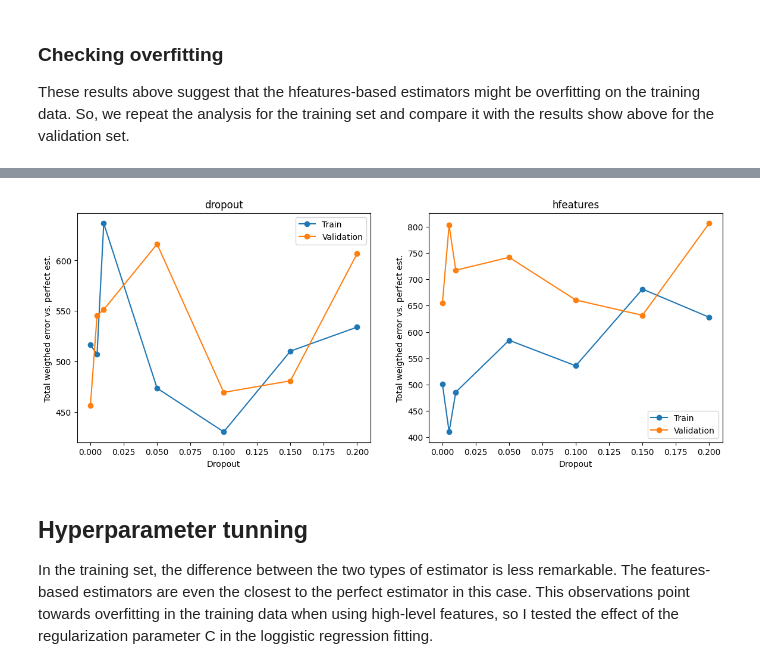
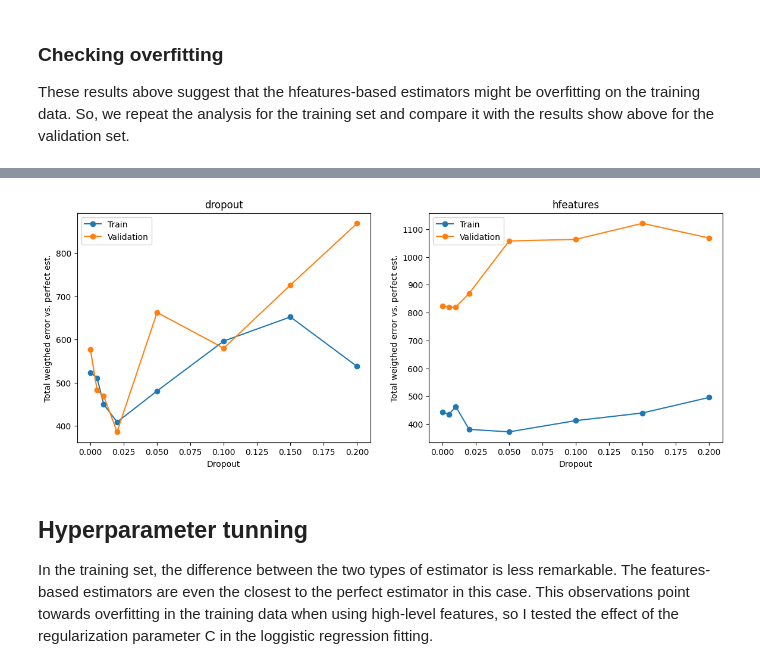
Before and after one commit to rmodosantos/certainty-estimator, a Jupyter notebook: notebooks/Certainty_estimators.ipynb, the cells around one changed output, grey strips where cells are left out. Saved outputs shown, nothing was run; the diff lists cells and outputs as text; code cells hidden in the pictures.

```diff
--- a/notebooks/Certainty_estimators.ipynb
+++ b/notebooks/Certainty_estimators.ipynb
@@ -159,24 +189,31 @@ i
 # %%
-#dropouts = [0,0.005,0.01,0.02,0.05,0.1,0.15,0.2]
-#drop_names = ['0','0005','001','002','005','01','015','02']
-dropouts = [0.02]
+# Dropouts to test
+dropouts = [0,0.005,0.01,0.02,0.05,0.1,0.15,0.2]
+drop_names = ['0','0005','001','002','005','01','015','02']
+
+# Masking fractions to test
+fraction_levels = np.arange(0,0.97,0.05)
 
 for drop in dropouts:
     print(drop)
+    # Load model
     model_path = f"/dss/dssfs02/lwp-dss-0001/pr84qa/pr84qa-dss-0000/ricardo/data/Projects/MRI_classification/models/resnet18/pretrained/dropout_allconvs/dp_rate_{drop}_nonorm_masked_extendedtrain06/22_10_2024"
     check_path = os.path.join(model_path,f"resnet18_epoc_20")
     net, _ = test.load_model(check_path,dev,drop)
 
+    # Make sure dropout is the desired one
     net.dropout.p = drop
 
-    fraction_levels = np.arange(0,0.97,0.05)
     uncertainty_features = {key: {} for key in ['train','validation']}
 
     for i, key in enumerate(uncertainty_features):
+        # Dataset generator function
         def data_gen(fraction, dataset_nr):
             test_set = make_masked_testset(fraction,32, dataset_nr,dev=dev)
             return test_set
-        fts, wrong = generate_corrupt_data(fraction_levels,data_gen, i+1, drop, mode=['dropout','hfeatures'],replicas=2)
+
+        # Get features and classification correctness from corrupted images
+        fts, wrong = generate_corrupt_data(fraction_levels,data_gen, i+1, drop, mode=['hfeatures'],replicas=2)
 
         uncertainty_features[key]['features'] = fts
         uncertainty_features[key]['wrong'] = wrong
@@ -347,13 +397,3 @@ def get_estimator_stats(uncertainty_drops,corruption_levels):
 # %% [markdown]
 ### Certainty estimation: first glance
 First we check the accuracy of the CNN model outputs, used to train the uncertainty estimators, on the masked images (validation set).
-# %%
-accuracy = []
-for drop_name in drop_names:
-    accuracy.append([uncertainty_drops['dropout'][drop_name]['accuracy'],uncertainty_drops['hfeatures'][drop_name]['accuracy']])
-
-plt.plot(dropouts,np.array(accuracy),'o-')
-plt.ylabel('Accuracy on validation set')
-plt.xlabel('Dropout fraction')
-plt.legend(estimator_type)
-plt.show()
@@ -399,7 +421,7 @@ plt.show()
 Then we check how well the certainty estimators can predict actual accuracy in the global data, by lamping together all masking levels. Let's have a look at models based on an intermediate dropout level.
 # %%
 fig, axs = plt.subplots(2,2,figsize=(14,10))
-ex_drop = '0.05'
+ex_drop = '002'
 xp = uncertainty_drops['model confidence']
 yp = np.array([uncertainty_drops['dropout'][ex_drop]['acc_total'],
                uncertainty_drops['hfeatures'][ex_drop]['acc_total']]).T
@@ -468,30 +475,26 @@ stats_train = get_estimator_stats(uncertainty_drops_train,corruption_levels=frac
 # %%
 fig, axs = plt.subplots(1,2,figsize=(14,5))
-ex_drop = '0.05'
-xp = uncertainty_drops['model confidence']
-yp = np.array([uncertainty_drops_train['dropout'][ex_drop]['acc_total'],
-               uncertainty_drops_train['hfeatures'][ex_drop]['acc_total']]).T
 
 #compute deviation from perfect estimator for all dropouts
 y_err_train = np.zeros((len(dropouts),2))
 for i, drop_name in enumerate(drop_names):
     yp = np.array([uncertainty_drops_train['dropout'][drop_name]['acc_total'],
                uncertainty_drops_train['hfeatures'][drop_name]['acc_total']]).T
 
     yc = np.array([uncertainty_drops_train['dropout'][drop_name]['conf_total'],
                 uncertainty_drops_train['hfeatures'][drop_name]['conf_total']]).T
 
     y_err_train[i,:] = np.sum(np.abs(yp-np.tile(xp.reshape(-1,1),(1,2)))*yc,axis=0)
 
 
 for i in range(2):
     axs[i].plot(dropouts,np.concatenate((y_err,y_err_train),axis=1)[:,[i+2,i]],'o-')
     axs[i].set(xlabel='Dropout',ylabel='Total weigthed error vs. perfect est.',title=estimator_type[i])
     axs[i].legend(['Train','Validation'])
 
 plt.show()
 # %% [output]
-[figure, old version]
+[figure, new version]
 # %% [markdown]
 ## Hyperparameter tunning
 In the training set, the difference between the two types of estimator is less remarkable. The features-based estimators are even the closest to the perfect estimator in this case. This observations point towards overfitting in the training data when using high-level features, so I tested the effect of the regularization parameter C in the loggistic regression fitting.
```
Also changed, not shown: parts of 36 cells of this notebook, 4 other files.
